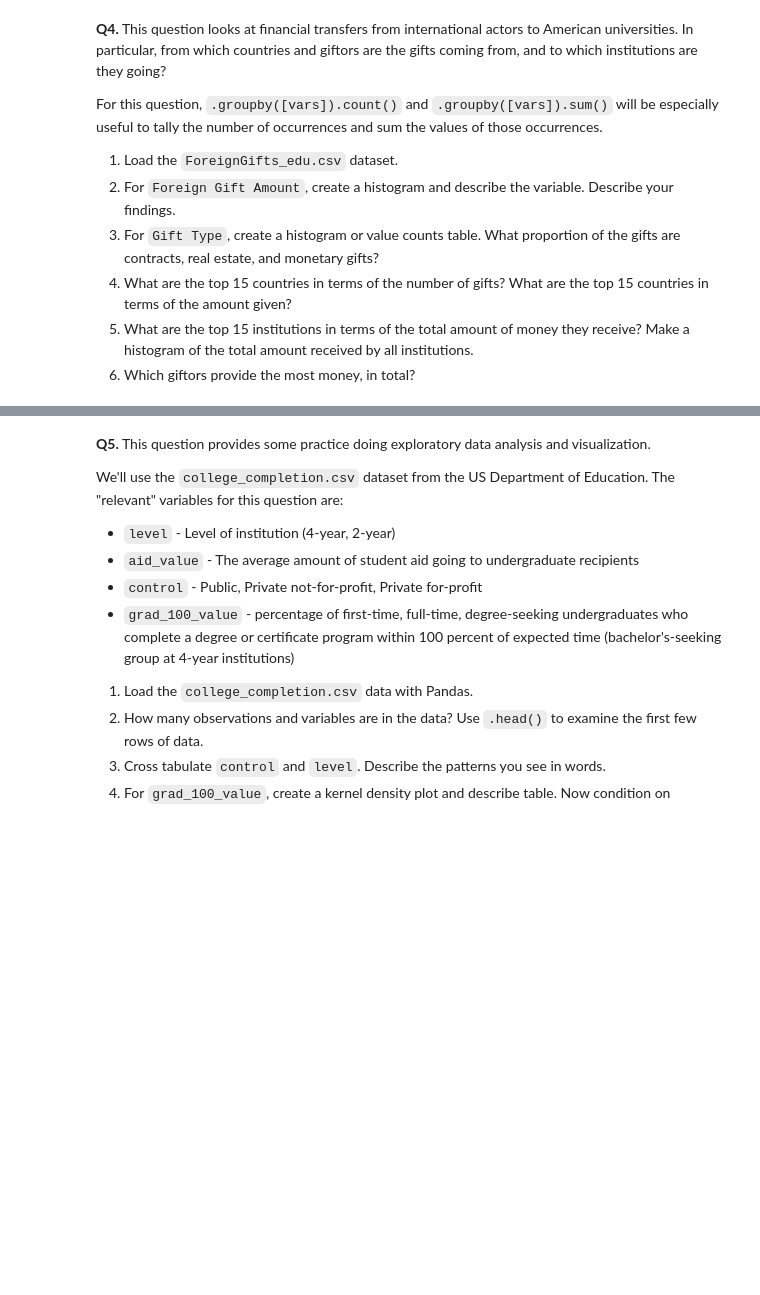
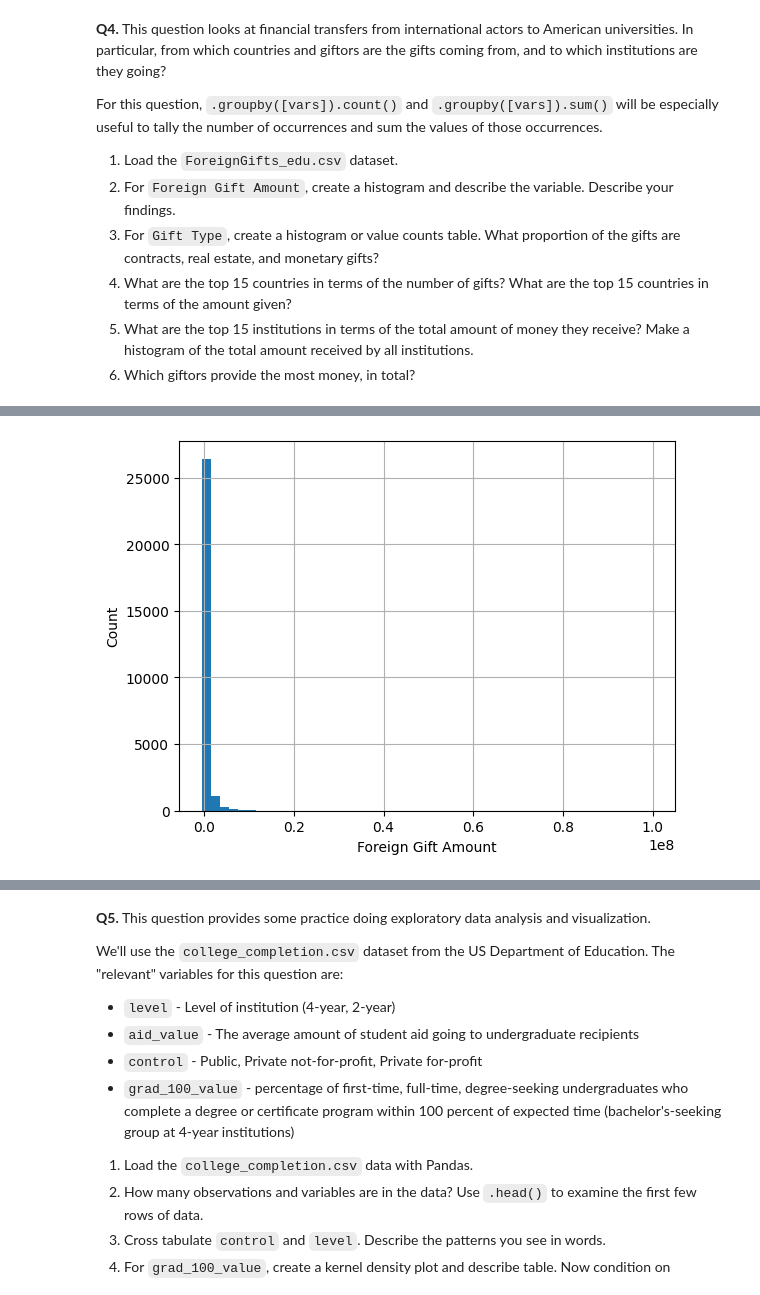
Before and after one commit to AlxScottt/undergrad_ml_assignments, a Jupyter notebook: 01_assignment_wrangling_and_eda.ipynb, the cells around one changed output, grey strips where cells are left out. Drawn from its saved outputs; the diff is of its cells as text; code cells hidden in the pictures; blank space fills up the shorter version.

```diff
--- a/01_assignment_wrangling_and_eda.ipynb
+++ b/01_assignment_wrangling_and_eda.ipynb
@@ -215,0 +319,5 @@ For this question, `.groupby([vars]).count()` and `.groupby([vars]).sum()` will
+# %%
+#1
+df = pd.read_csv('./data/ForeignGifts_edu.csv')
+df.head()
+#
@@ -215,0 +331,9 @@ For this question, `.groupby([vars]).count()` and `.groupby([vars]).sum()` will
+# %%
+df['Foreign Gift Amount'].describe()
+df['Foreign Gift Amount'].dropna().hist(bins=50)
+plt.xlabel("Foreign Gift Amount")
+plt.ylabel("Count")
+plt.show()
+#its very left skewed
+# %% [output]
+[figure, added]
```
Also changed, not shown: parts of 41 cells of this notebook.
